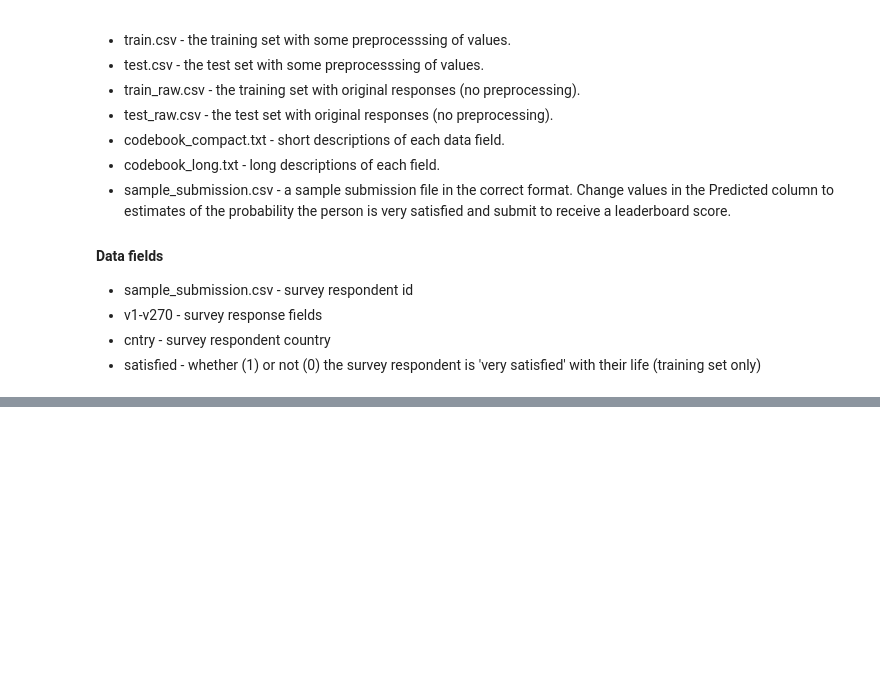
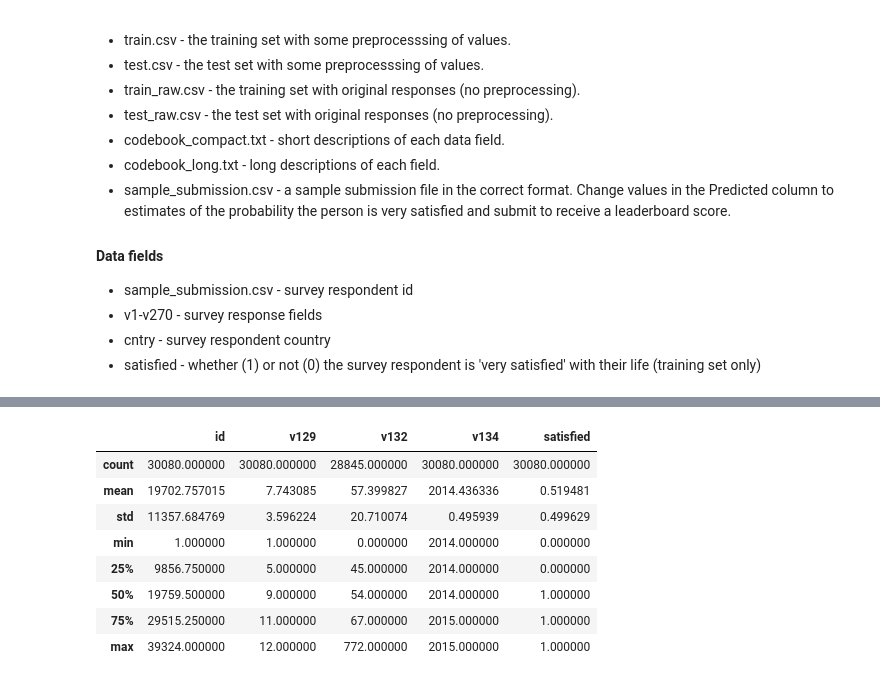
Before and after one commit to sabrina-tan/stat441-W20-project, a Jupyter notebook: 02-exploratory/EDA-Sabrina.ipynb, the cells around one changed output, grey strips where cells are left out. Saved outputs shown, nothing was run; the diff lists cells and outputs as text; code cells hidden in the pictures; blank space fills up the shorter version.

```diff
--- a/02-exploratory/EDA-Sabrina.ipynb
+++ b/02-exploratory/EDA-Sabrina.ipynb
@@ -42,0 +59,12 @@ test = pd.read_csv("../01-data/test.csv", low_memory = False)
+# %%
+train_raw.describe()
+# %% [output]
+|  | id | v129 | v132 | v134 | satisfied |
+| count | 30080.000000 | 30080.000000 | 28845.000000 | 30080.000000 | 30080.000000 |
+| mean | 19702.757015 | 7.743085 | 57.399827 | 2014.436336 | 0.519481 |
+| std | 11357.684769 | 3.596224 | 20.710074 | 0.495939 | 0.499629 |
+| min | 1.000000 | 1.000000 | 0.000000 | 2014.000000 | 0.000000 |
+| 25% | 9856.750000 | 5.000000 | 45.000000 | 2014.000000 | 0.000000 |
+| 50% | 19759.500000 | 9.000000 | 54.000000 | 2014.000000 | 1.000000 |
+| 75% | 29515.250000 | 11.000000 | 67.000000 | 2015.000000 | 1.000000 |
+| max | 39324.000000 | 12.000000 | 772.000000 | 2015.000000 | 1.000000 |
```
Also changed, not shown: parts of 17 cells of this notebook, 1 other file.
